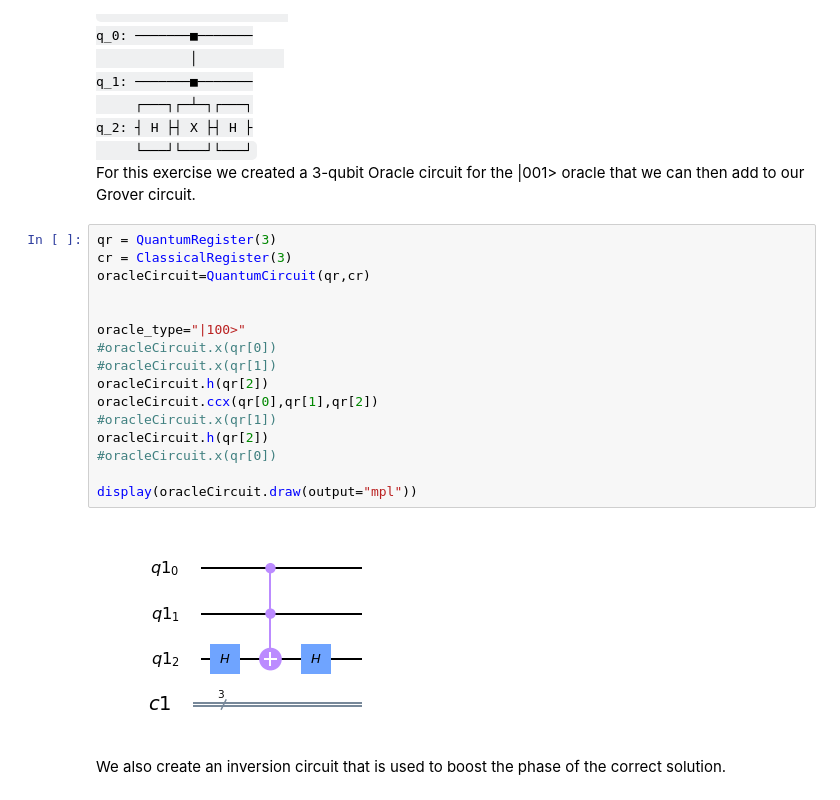
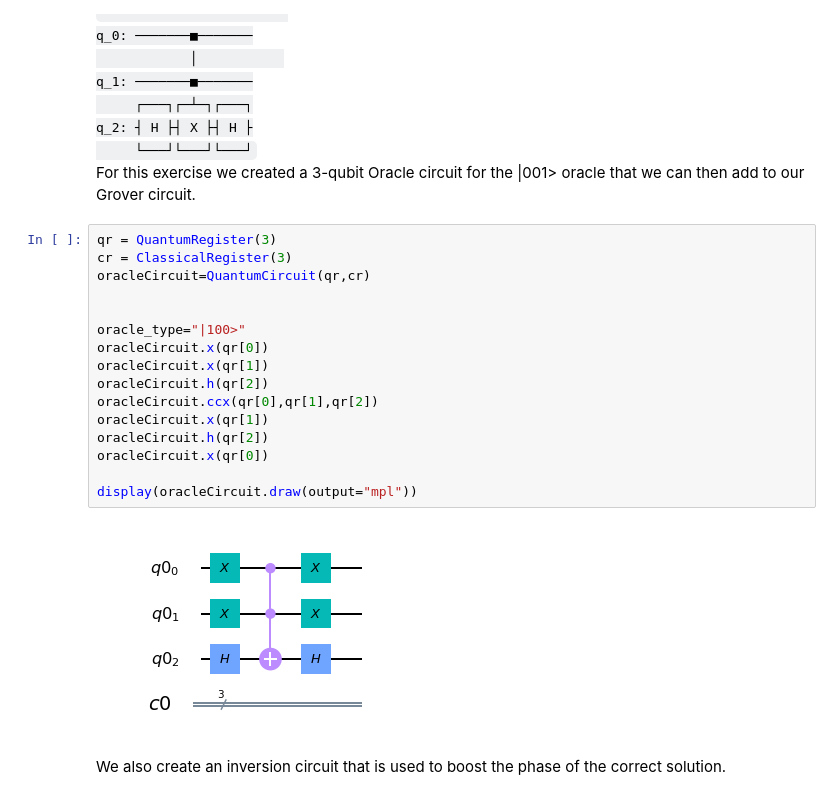
Before and after one commit to ordmoj/qiskit-community-tutorials, a Jupyter notebook: qiskit_advocates/meetups/11_04_19-Hassi_Norlen-McLean/exercise_3_grover_search.ipynb, the cells around one changed output. Drawn from its saved outputs; the diff is of its cells as text.

```diff
--- a/qiskit_advocates/meetups/11_04_19-Hassi_Norlen-McLean/exercise_3_grover_search.ipynb
+++ b/qiskit_advocates/meetups/11_04_19-Hassi_Norlen-McLean/exercise_3_grover_search.ipynb
@@ -47,21 +47,21 @@ For this exercise we created a 3-qubit Oracle circuit for the |001> oracle that
 # %%
 qr = QuantumRegister(3)
 cr = ClassicalRegister(3)
 oracleCircuit=QuantumCircuit(qr,cr)
 
 
 oracle_type="|100>"
-#oracleCircuit.x(qr[0])
-#oracleCircuit.x(qr[1])
+oracleCircuit.x(qr[0])
+oracleCircuit.x(qr[1])
 oracleCircuit.h(qr[2])
 oracleCircuit.ccx(qr[0],qr[1],qr[2])
-#oracleCircuit.x(qr[1])
+oracleCircuit.x(qr[1])
 oracleCircuit.h(qr[2])
-#oracleCircuit.x(qr[0])
+oracleCircuit.x(qr[0])
 
 display(oracleCircuit.draw(output="mpl"))
 # %% [output]
-[figure, old version]
+[figure, new version]
 # %% [markdown]
 We also create an inversion circuit that is used to boost the phase of the correct solution.
 # %%
```
Also changed, not shown: parts of 9 cells of this notebook.
